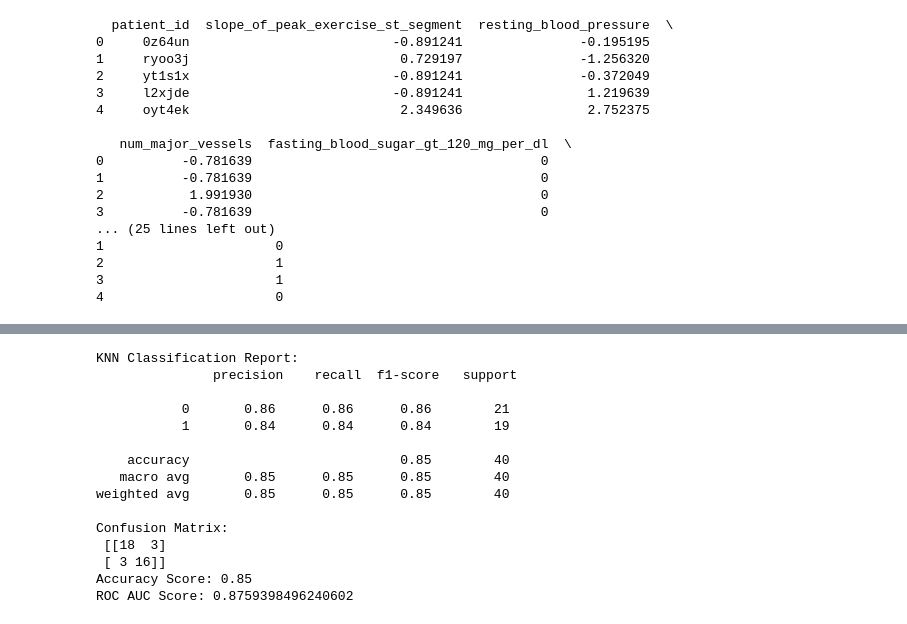
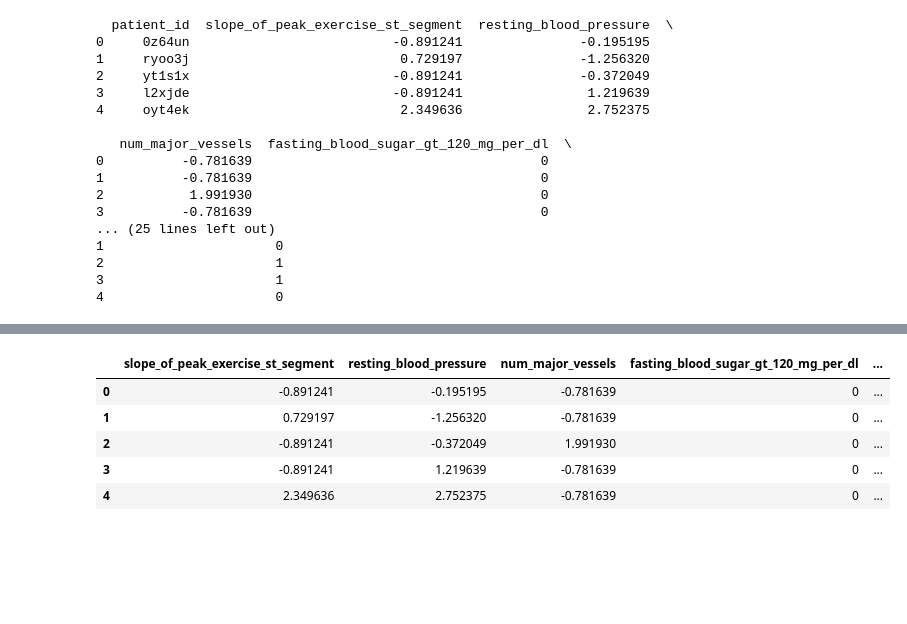
Before and after one commit to isahaq777/My_Projects, a Jupyter notebook: Data_Science_Projects/Heart_Disease_Predication/Heart_disease_Predication.ipynb, the cells around one changed output, grey strips where cells are left out. Cells and saved outputs as stored; diff of their text form; code cells hidden in the pictures; blank space fills up the shorter version.

```diff
--- a/Data_Science_Projects/Heart_Disease_Predication/Heart_disease_Predication.ipynb
+++ b/Data_Science_Projects/Heart_Disease_Predication/Heart_disease_Predication.ipynb
@@ -725,28 +541,9 @@ ROC AUC Score: 0.9172932330827067
-# %%
-from sklearn.neighbors import KNeighborsClassifier
-
-knn_model = KNeighborsClassifier()
-knn_model.fit(X_train, y_train)
-y_pred_knn = knn_model.predict(X_test)
-y_pred_proba_knn = knn_model.predict_proba(X_test)[:, 1]
-
-print("KNN Classification Report:\n", classification_report(y_test, y_pred_knn))
-print("Confusion Matrix:\n", confusion_matrix(y_test, y_pred_knn))
-print("Accuracy Score:", accuracy_score(y_test, y_pred_knn))
-print("ROC AUC Score:", roc_auc_score(y_test, y_pred_proba_knn))
-# %% [output]
-KNN Classification Report:
-               precision    recall  f1-score   support
-
-           0       0.86      0.86      0.86        21
-           1       0.84      0.84      0.84        19
-
-    accuracy                           0.85        40
-   macro avg       0.85      0.85      0.85        40
-weighted avg       0.85      0.85      0.85        40
-
-Confusion Matrix:
- [[18  3]
- [ 3 16]]
-Accuracy Score: 0.85
-ROC AUC Score: 0.8759398496240602
+# %%
+numeric_df_val.head()
+# %% [output]
+|  | slope_of_peak_exercise_st_segment | resting_blood_pressure | num_major_vessels | fasting_blood_sugar_gt_120_mg_per_dl | ... |
+| 0 | -0.891241 | -0.195195 | -0.781639 | 0 | ... |
+| 1 | 0.729197 | -1.256320 | -0.781639 | 0 | ... |
+| 2 | -0.891241 | -0.372049 | 1.991930 | 0 | ... |
+| 3 | -0.891241 | 1.219639 | -0.781639 | 0 | ... |
+| 4 | 2.349636 | 2.752375 | -0.781639 | 0 | ... |
```
Also changed, not shown: parts of 14 cells of this notebook, 1 other file.
